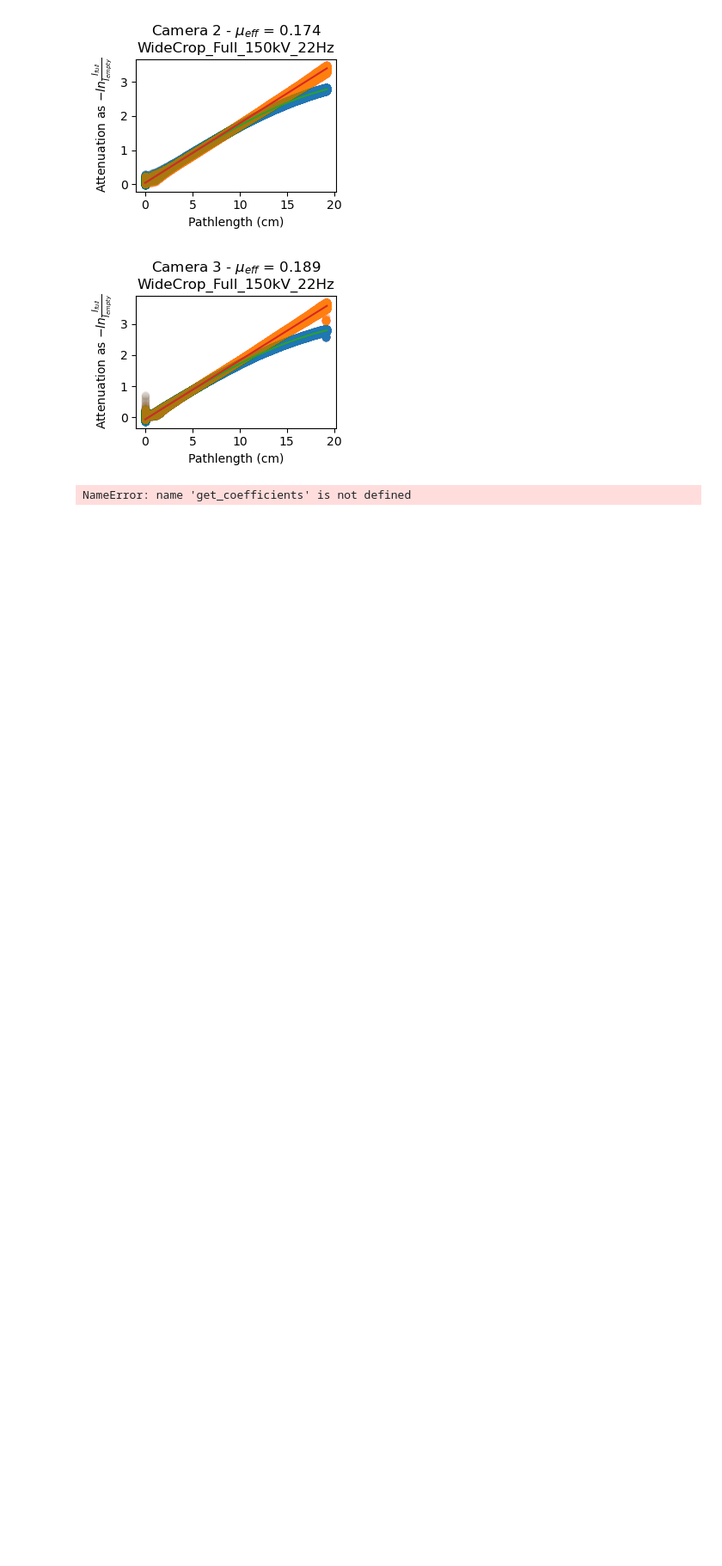
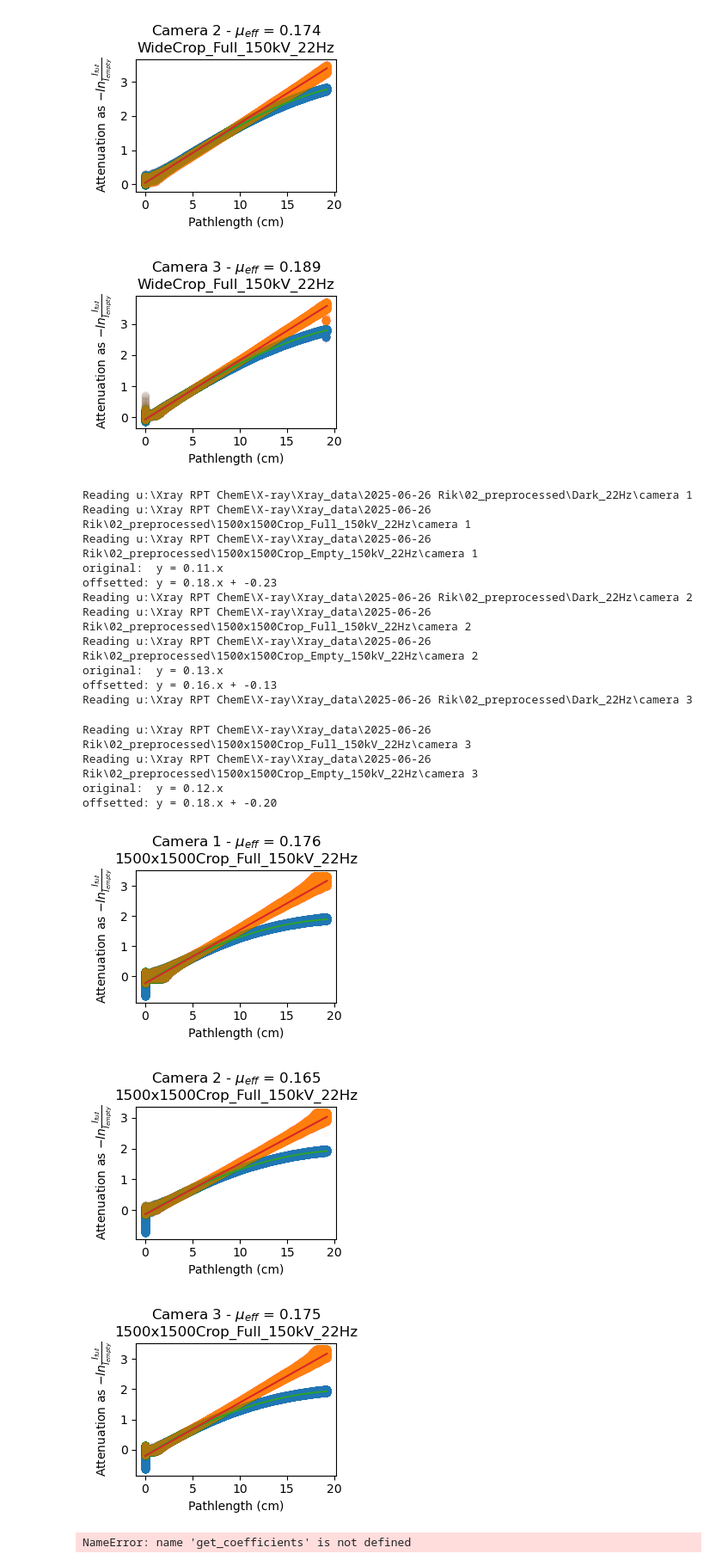
Before and after one commit to RikVolger/3ct-tools, a Jupyter notebook: notebooks/beam_hardening.ipynb, the cells around one changed output. Shown at 86% size. Drawn from its saved outputs; the diff is of its cells as text; code cells hidden in the pictures; blank space fills up the shorter version.

```diff
--- a/notebooks/beam_hardening.ipynb
+++ b/notebooks/beam_hardening.ipynb
@@ -16,7 +16,7 @@ with open(input_file) as bhc_yaml:
 det = bhc_input['det']
 # path to geometry
 geom_path = Path(bhc_input['geom_path'])
-framerange = [bhc_input['framerange']['start'], bhc_input['framerange']['stop']]
+# framerange = [bhc_input['framerange']['start'], bhc_input['framerange']['stop']]
 img_shape = (det['cols'], det['rows'])
 ROI = bhc_input['ROI']
 cameras = bhc_input['cameras']
@@ -297,6 +297,77 @@ offsetted: y = 0.19.x + -0.06
 [figure]
 [figure]
 [figure]
+# %%
+img_path_base = Path(R'u:\Xray RPT ChemE\X-ray\Xray_data\2025-06-26 Rik')
+startline = 0
+ROI = [450, 1100]
+
+for cam in cameras:
+    path_full = img_path_base / f'02_preprocessed/1500x1500Crop_Full_150kV_22Hz/camera {cam+1}'
+    path_empty = img_path_base / f'02_preprocessed/1500x1500Crop_Empty_150kV_22Hz/camera {cam+1}'
+    path_dark = img_path_base / f'02_preprocessed/Dark_22Hz/camera {cam+1}'
+    img_dark = singlecam_mean(path_dark, range(50, 200), img_shape)
+    img_full = singlecam_mean(path_full, range(50, 250), img_shape, img_dark)
+    img_empty = singlecam_mean(path_empty, range(50, 250), img_shape, img_dark)
+    d, _ = calc_distances(geoms_all_cams, cam, det)
+    # img_meas = singlecam_mean(meas_path_cam, framerange, img_shape)
+
+    # As we are interested in the fit of the part with no internals, focus there
+    img_full = img_full[ROI[0]:ROI[1], :]
+    img_empty = img_empty[ROI[0]:ROI[1], :]
+    d = d[startline + ROI[0] : startline + ROI[1], :]
+
+    coeff, mu_eff, offset = beam_hardening_coefficients(d, img_full, img_empty)
+
+    # Perform beam hardening correction
+    img_full_BHC = BHC(img_full, img_empty, coeff, mu_eff, offset)
+    img_empty_BHC = BHC(img_empty, img_empty, coeff, mu_eff, offset)
+    rel_intensity_BHC = (img_full_BHC / img_empty_BHC).flatten()
+    mask_BHC = rel_intensity_BHC > 0
+    rel_intensity_log_BHC = -np.log(rel_intensity_BHC[mask_BHC])
+
+    rel_intensity_BH = (img_full / img_empty).flatten()
+    mask_BH = rel_intensity_BH > 0
+    rel_intensity_log_BH = -np.log(rel_intensity_BH[mask_BH])
+
+    d = d.flatten()
+    # Plot the results
+    d_vals = np.linspace(0, d.max(), 100)
+    p_fit = np.polyval(coeff, d_vals)
+
+    fig, ax = plt.subplots(1, 1, figsize=(3, 2))
+    ax.plot(d[mask_BH], rel_intensity_log_BH, 'o', alpha=0.01, label='data')
+    ax.plot(d[mask_BHC], rel_intensity_log_BHC, 'o', alpha=0.01, label='data-BHC')
+    ax.plot(d_vals, p_fit, label='polyfit')
+    ax.plot(d_vals, d_vals*mu_eff + offset, label='constant attenuation')
+    ax.set_title(
+        f"Camera {cam+1}"
+        R" - $\mu_{eff}$ = "
+        f"{mu_eff:.3f}\n"
+        f"{path_full.parent.name}"
+    )
+    ax.set_ylabel(r"Attenuation as $-ln\frac{I_{full}}{I_{empty}}$")
+    ax.set_xlabel("Pathlength (cm)")
+    # ax.legend()
+# %% [output]
+Reading u:\Xray RPT ChemE\X-ray\Xray_data\2025-06-26 Rik\02_preprocessed\Dark_22Hz\camera 1
+Reading u:\Xray RPT ChemE\X-ray\Xray_data\2025-06-26 Rik\02_preprocessed\1500x1500Crop_Full_150kV_22Hz\camera 1
+Reading u:\Xray RPT ChemE\X-ray\Xray_data\2025-06-26 Rik\02_preprocessed\1500x1500Crop_Empty_150kV_22Hz\camera 1
+original:  y = 0.11.x
+offsetted: y = 0.18.x + -0.23
+Reading u:\Xray RPT ChemE\X-ray\Xray_data\2025-06-26 Rik\02_preprocessed\Dark_22Hz\camera 2
+Reading u:\Xray RPT ChemE\X-ray\Xray_data\2025-06-26 Rik\02_preprocessed\1500x1500Crop_Full_150kV_22Hz\camera 2
+Reading u:\Xray RPT ChemE\X-ray\Xray_data\2025-06-26 Rik\02_preprocessed\1500x1500Crop_Empty_150kV_22Hz\camera 2
+original:  y = 0.13.x
+offsetted: y = 0.16.x + -0.13
+Reading u:\Xray RPT ChemE\X-ray\Xray_data\2025-06-26 Rik\02_preprocessed\Dark_22Hz\camera 3
+Reading u:\Xray RPT ChemE\X-ray\Xray_data\2025-06-26 Rik\02_preprocessed\1500x1500Crop_Full_150kV_22Hz\camera 3
+Reading u:\Xray RPT ChemE\X-ray\Xray_data\2025-06-26 Rik\02_preprocessed\1500x1500Crop_Empty_150kV_22Hz\camera 3
+original:  y = 0.12.x
+offsetted: y = 0.18.x + -0.20
+[figure, added]
+[figure, added]
+[figure, added]
 # %%
 for cam in cameras:
     path_full = img_path_base / f'02_preprocessed/1500x1500_Full_150kV_22Hz/camera {cam+1}'
```
Also changed, not shown: 1 other file.
